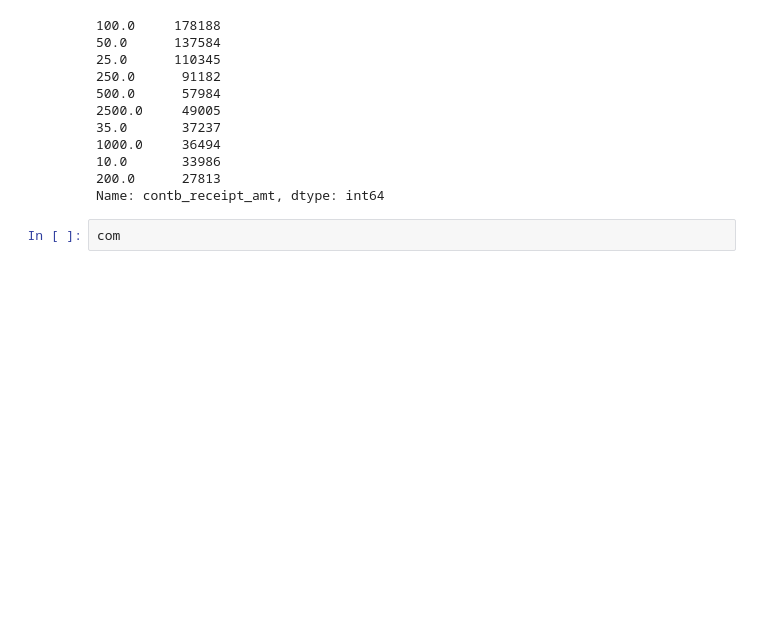
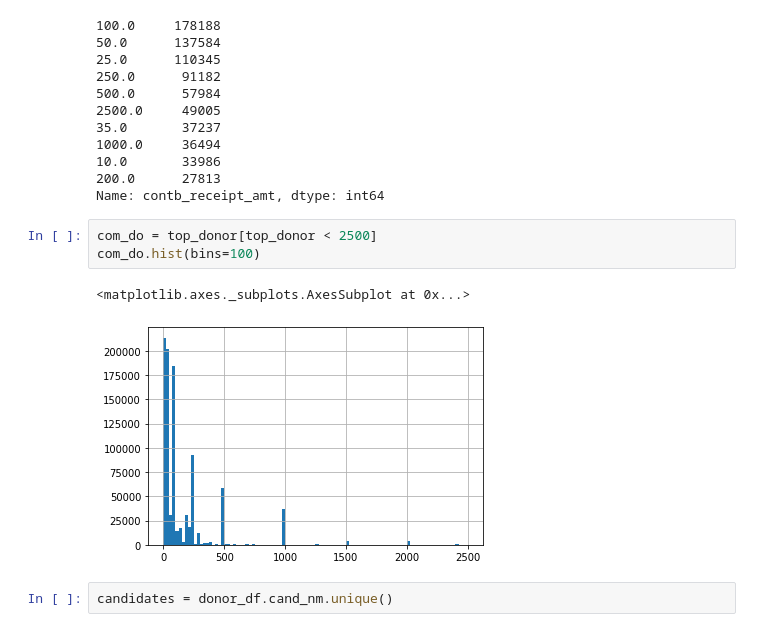
Before and after one commit to ducksfrogs/udemy_dataAna_py, a Jupyter notebook: 50thouzand_py/obama.ipynb, the cells around one changed output. Saved outputs shown, nothing was run; the diff lists cells and outputs as text; blank space fills up the shorter version.

```diff
--- a/50thouzand_py/obama.ipynb
+++ b/50thouzand_py/obama.ipynb
@@ -318,5 +353,11 @@ top_donor.value_counts().head(10)
 10.0       33986
 200.0      27813
 Name: contb_receipt_amt, dtype: int64
-# %%
-com
+# %%
+com_do = top_donor[top_donor < 2500]
+com_do.hist(bins=100)
+# %% [output]
+<matplotlib.axes._subplots.AxesSubplot at 0x...>
+[figure, added]
+# %%
+candidates = donor_df.cand_nm.unique()
```
Also changed, not shown: parts of 5 cells of this notebook, 2 other files.
